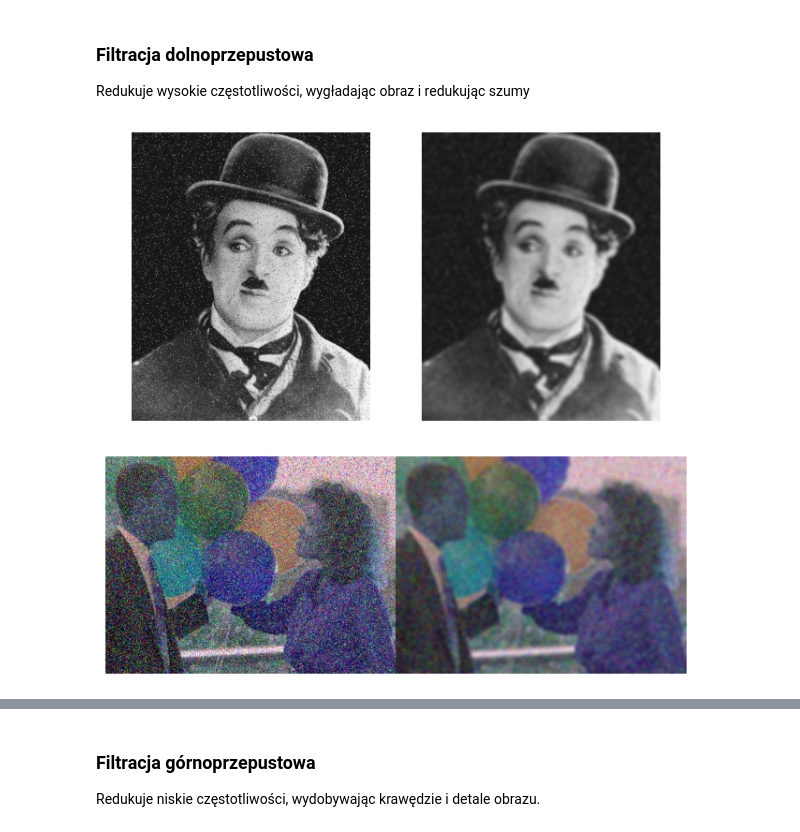
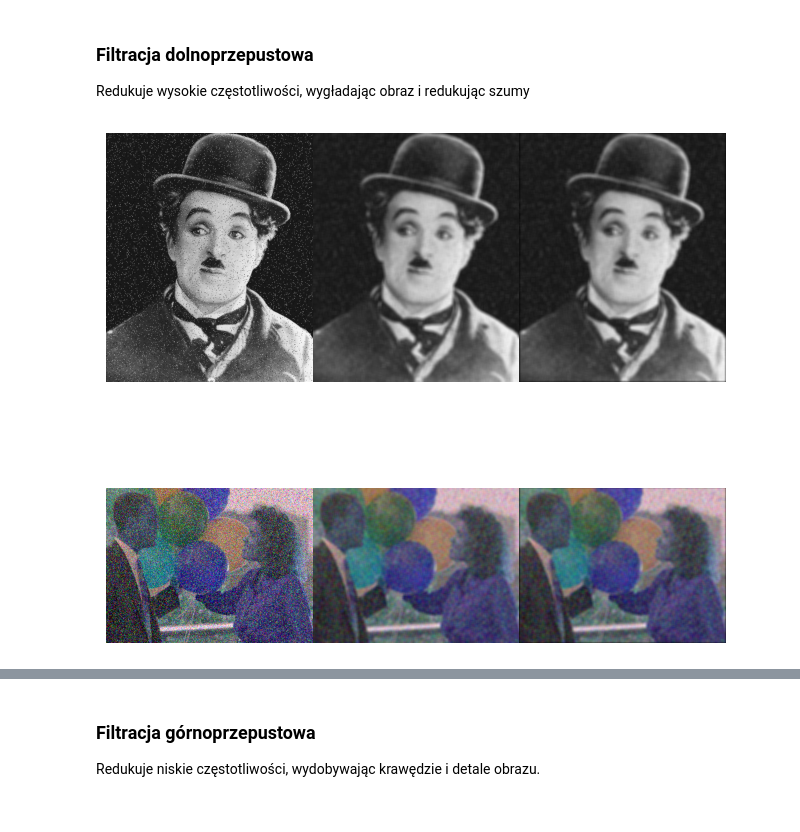
Before and after one commit to Pawlo77/Linear-Algerbra-in-IT, a Jupyter notebook: pro3/pro3.ipynb, the cells around one changed output, grey strips where cells are left out. Cells and saved outputs as stored; diff of their text form; code cells hidden in the pictures.

Commit message:
new_filter

```diff
--- a/pro3/pro3.ipynb
+++ b/pro3/pro3.ipynb
@@ -61,16 +137,29 @@ Redukuje wysokie częstotliwości, wygładając obraz i redukując szumy
+# %%
+def filtr_dolnoprzepustowy_srednia(img, kernel_size=5):
+    kernel = np.ones((kernel_size, kernel_size), np.float32) / (
+        kernel_size * kernel_size
+    )
+    return cv2.filter2D(img, -1, kernel)
+
+
+def filtr_dolnoprzepustowy_gauss(img, kernel_size=5, sigma=2.0):
+    return cv2.GaussianBlur(img, (kernel_size, kernel_size), sigma)
+
+
+def filtr_dolnoprzepustowy_gauss_(img, kernel_size=5, sigma=2.0):
+    global gaussian_kernel
+    gaussian_kernel = gaussian_fiter_(kernel_size, sigma)
+    return map_conv2D_(img, gaussian_kernel)
+
+
+def filtr_dolnoprzepustowy_srednia_(img, kernel_size=5):
+    global average_kernel
+    average_kernel = np.ones((kernel_size, kernel_size), np.float32) / (
+        kernel_size * kernel_size
+    )
+    return map_conv2D_(img, average_kernel)
 # %%
-def filtr_dolnoprzepustowy_srednia(img, kernel_size=5):
-    kernel = np.ones((kernel_size, kernel_size), np.float32) / (
-        kernel_size * kernel_size
-    )
-    return cv2.filter2D(img, -1, kernel)
-
-
-def filtr_dolnoprzepustowy_gauss(img, kernel_size=5, sigma=0):
-    return cv2.GaussianBlur(img, (kernel_size, kernel_size), sigma)
-
-
-noisy_images = fetch_images(
+noisy_imgs = fetch_images(
     [
         "https://media.cheggcdn.com/media/8c7/8c7f3063-bccd-49ef-a483-c160557d6ef4/phpAtYk4M.png",
         "https://people.math.sc.edu/Burkardt/c_src/image_denoise/balloons_noisy.png",
@@ -78,6 +167,11 @@ noisy_images = fetch_images(
 )
 # %%
 # uzywając sredniej wartosci pikseli
-apply_transformation(filtr_dolnoprzepustowy_srednia, imgs=noisy_images, kernel_size=10)
+apply_transformation(
+    filtr_dolnoprzepustowy_srednia,
+    transformation_=filtr_dolnoprzepustowy_srednia_,
+    imgs=noisy_imgs,
+    kernel_size=10,
+)
 # %% [output]
-[figure, old version]
+[figure, new version]
```
Also changed, not shown: parts of 11 cells of this notebook.
